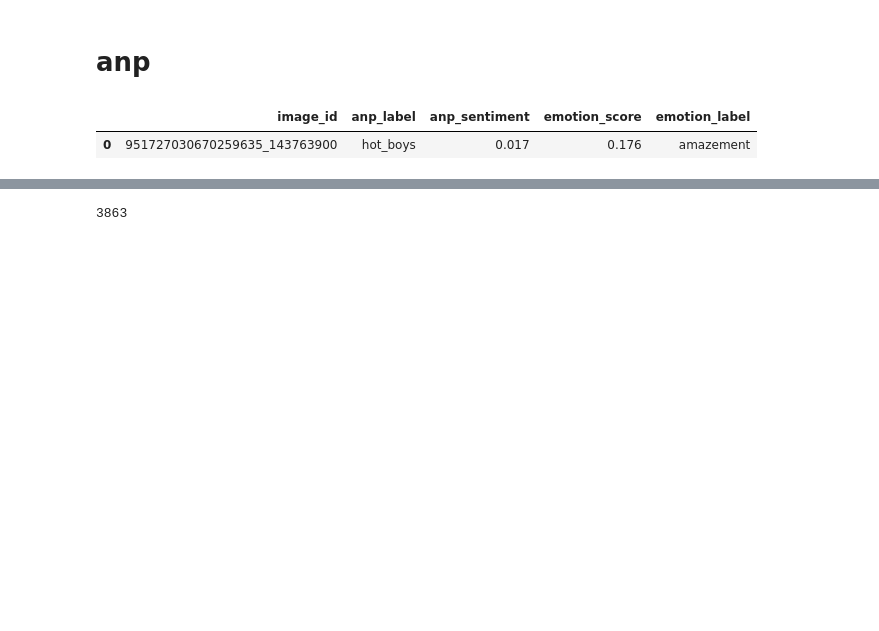
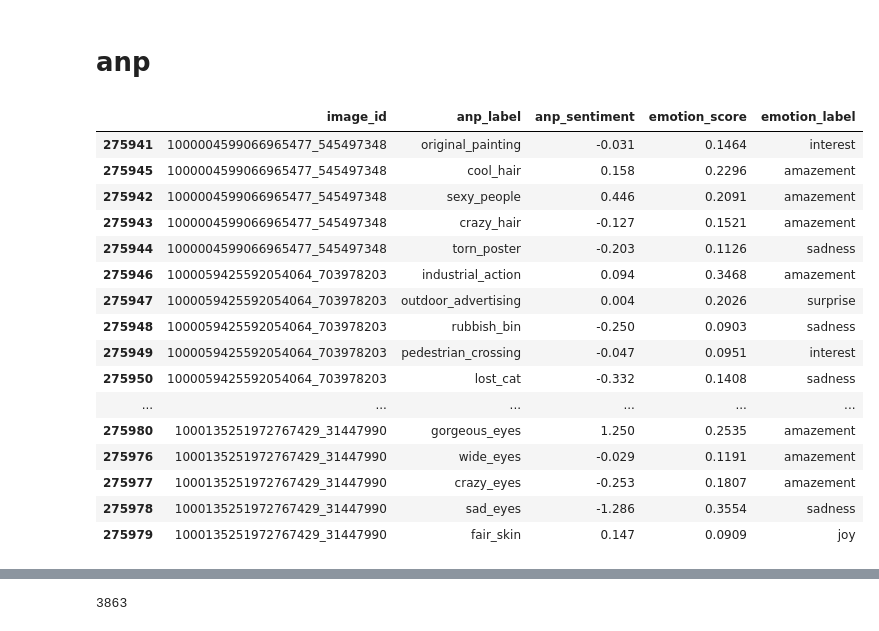
Before and after one commit to JeroenSchmidt/UvA-DSF-group, a Jupyter notebook: uc2/exploration_notebooks/jeroen/create_features_ground_zero.ipynb, the cells around one changed output, grey strips where cells are left out. Cells and saved outputs as stored; diff of their text form; code cells hidden in the pictures; blank space fills up the shorter version.

```diff
--- a/uc2/exploration_notebooks/jeroen/create_features_ground_zero.ipynb
+++ b/uc2/exploration_notebooks/jeroen/create_features_ground_zero.ipynb
@@ -282,8 +282,3 @@ number_of_gender = number_of_gender.pivot(columns="face_gender",values="number_o
 | 4 | 1000204070831242247_143854846 | 1.0 | 0.0 |
 # %% [markdown]
 # anp
-# %%
-anp.head(1)
-# %% [output]
-|  | image_id | anp_label | anp_sentiment | emotion_score | emotion_label |
-| 0 | 951727030670259635_143763900 | hot_boys | 0.017 | 0.176 | amazement |
@@ -289,0 +287,21 @@ anp.head(1)
+# %%
+pd.set_option("max_colwidth",100000)
+anp.sort_values("image_id").head(40)
+# %% [output]
+|  | image_id | anp_label | anp_sentiment | emotion_score | emotion_label |
+| 275941 | 1000004599066965477_545497348 | original_painting | -0.031 | 0.1464 | interest |
+| 275945 | 1000004599066965477_545497348 | cool_hair | 0.158 | 0.2296 | amazement |
+| 275942 | 1000004599066965477_545497348 | sexy_people | 0.446 | 0.2091 | amazement |
+| 275943 | 1000004599066965477_545497348 | crazy_hair | -0.127 | 0.1521 | amazement |
+| 275944 | 1000004599066965477_545497348 | torn_poster | -0.203 | 0.1126 | sadness |
+| 275946 | 1000059425592054064_703978203 | industrial_action | 0.094 | 0.3468 | amazement |
+| 275947 | 1000059425592054064_703978203 | outdoor_advertising | 0.004 | 0.2026 | surprise |
+| 275948 | 1000059425592054064_703978203 | rubbish_bin | -0.250 | 0.0903 | sadness |
+| 275949 | 1000059425592054064_703978203 | pedestrian_crossing | -0.047 | 0.0951 | interest |
+| 275950 | 1000059425592054064_703978203 | lost_cat | -0.332 | 0.1408 | sadness |
+| ... | ... | ... | ... | ... | ... |
+| 275980 | 1000135251972767429_31447990 | gorgeous_eyes | 1.250 | 0.2535 | amazement |
+| 275976 | 1000135251972767429_31447990 | wide_eyes | -0.029 | 0.1191 | amazement |
+| 275977 | 1000135251972767429_31447990 | crazy_eyes | -0.253 | 0.1807 | amazement |
+| 275978 | 1000135251972767429_31447990 | sad_eyes | -1.286 | 0.3554 | sadness |
+| 275979 | 1000135251972767429_31447990 | fair_skin | 0.147 | 0.0909 | joy |
```
Also changed, not shown: parts of 13 cells of this notebook, 1 other file.
